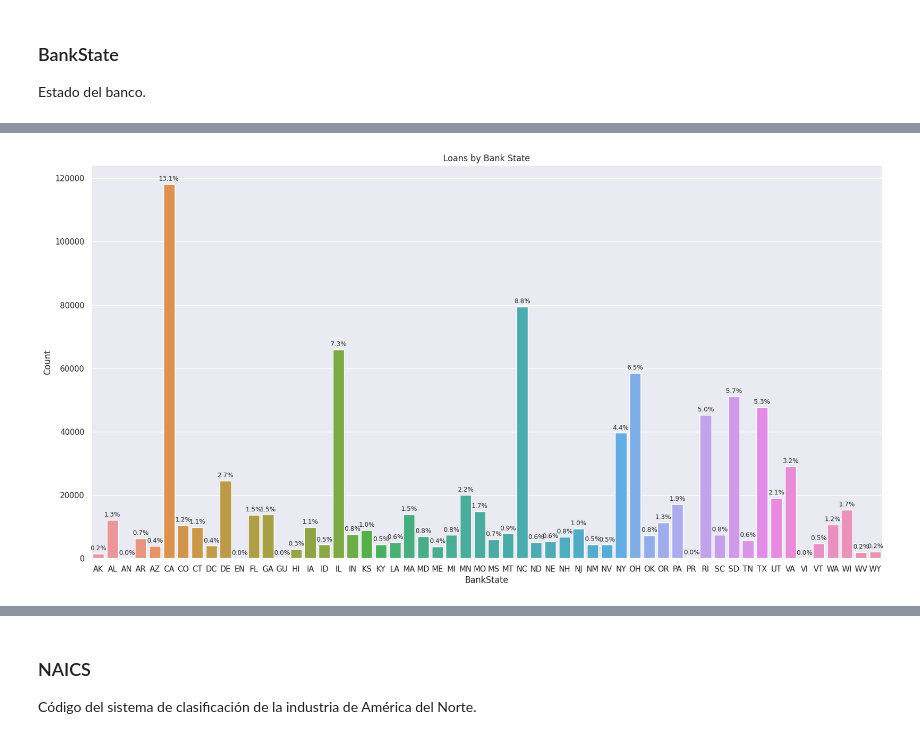
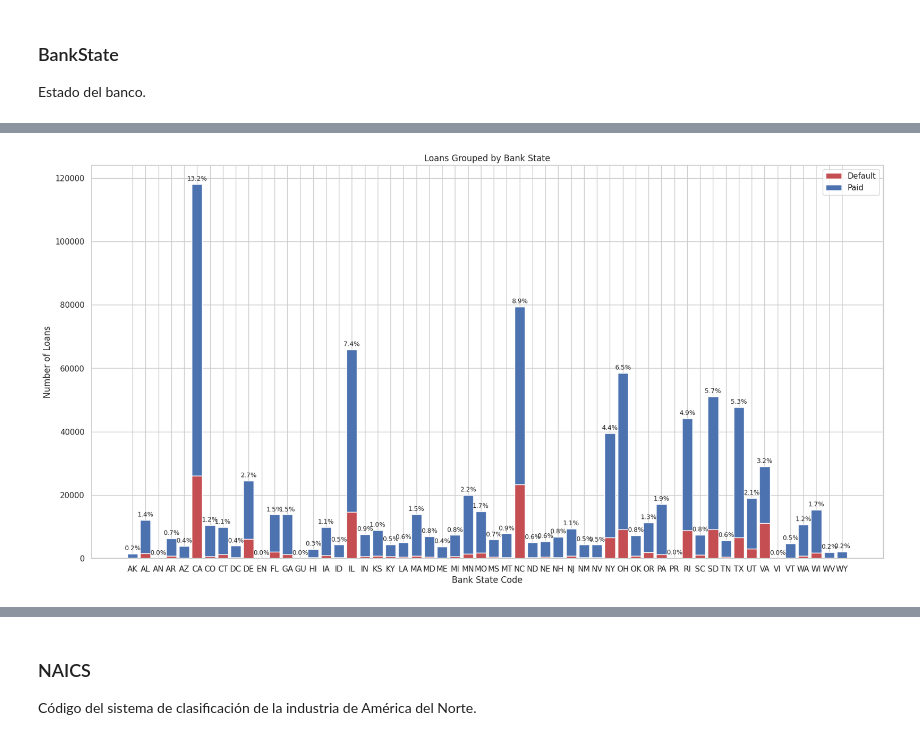
Before and after one commit to Ly-Ax/TFMasterIA, a Jupyter notebook: notebooks/data_exploration.ipynb, the cells around one changed output, grey strips where cells are left out. Saved outputs shown, nothing was run; the diff lists cells and outputs as text; code cells hidden in the pictures.

```diff
--- a/notebooks/data_exploration.ipynb
+++ b/notebooks/data_exploration.ipynb
@@ -9,7 +9,7 @@ import seaborn as sns
 # %% [markdown]
 ## Análisis General
 # %%
-df = pd.read_csv("../data/sba_national.csv", low_memory=False)
+df = pd.read_csv("sba_national.csv", low_memory=False)
 print(df.shape)
 df.sample(3)
 # %% [output]
@@ -149,0 +165,10 @@ df_st1.sort_values("Count", ascending=False).head(5)
+# %%
+df_state = df.groupby(["State","MIS_Status"])["State"].count()
+df_state = df_state.unstack(level=1)
+df_state = pd.DataFrame(df_state).rename_axis("Index", axis=1).reset_index()
+
+df_state = df_state.rename(columns={"CHGOFF":"Default", "P I F":"Paid"})
+df_state = df_state.fillna(0)
+df_state["Count"] = df_state["Default"] + df_state["Paid"]
+df_state["Frequency"] = round((df_state["Count"] / df_state["Count"].sum()) * 100, 1)
+df_state.sort_values("Count", ascending=False).head()
@@ -256,0 +251,10 @@ df_bs1.sort_values("Count", ascending=False).head(5)
+# %%
+df_bank = df.groupby(["BankState","MIS_Status"])["BankState"].count()
+df_bank = df_bank.unstack(level=1)
+df_bank = pd.DataFrame(df_bank).rename_axis("Index",axis=1).reset_index()
+
+df_bank = df_bank.rename(columns={"CHGOFF":"Default", "P I F":"Paid"})
+df_bank = df_bank.fillna(0)
+df_bank["Count"] = df_bank["Default"] + df_bank["Paid"]
+df_bank["Frequency"] = round((df_bank["Count"] / df_bank["Count"].sum()) * 100, 1)
+df_bank.sort_values("Count", ascending=False).head()
@@ -257,18 +268,18 @@ df_bs1.sort_values("Count", ascending=False).head(5)
 # %%
 plt.figure(figsize=(20,10))
-sns.barplot(data=df_bs1, x="BankState", y="Count")
+sns.set_theme(style="whitegrid")
+plt.bar(df_bank["BankState"], df_bank["Default"], label="Default", color="r")
+plt.bar(df_bank["BankState"], df_bank["Paid"], bottom=df_bank["Default"], label="Paid", color="b")
 
-for num in range(len(df_bs1)):
-    plt.annotate(str(df_bs1["Frequency"][num])+"%",
-                 xy=(num, df_bs1["Count"][num]),
-                 xytext=(0, 5),
-                 textcoords="offset points",
-                 ha="center",
-                 size=9)
+for num in range(len(df_bank)):
+    plt.annotate(str(df_bank["Frequency"][num])+"%",
+                 xy=(num, df_bank["Count"][num]),
+                 xytext=(0, 5), textcoords="offset points", ha="center", size=9)
 
-plt.title("Loans by Bank State")
-plt.xlabel("BankState")
-plt.ylabel("Count")
+plt.title("Loans Grouped by Bank State")
+plt.xlabel("Bank State Code")
+plt.ylabel("Number of Loans")
+plt.legend()
 plt.show()
 # %% [output]
-[figure, old version]
+[figure, new version]
```
Also changed, not shown: parts of 153 cells of this notebook.
